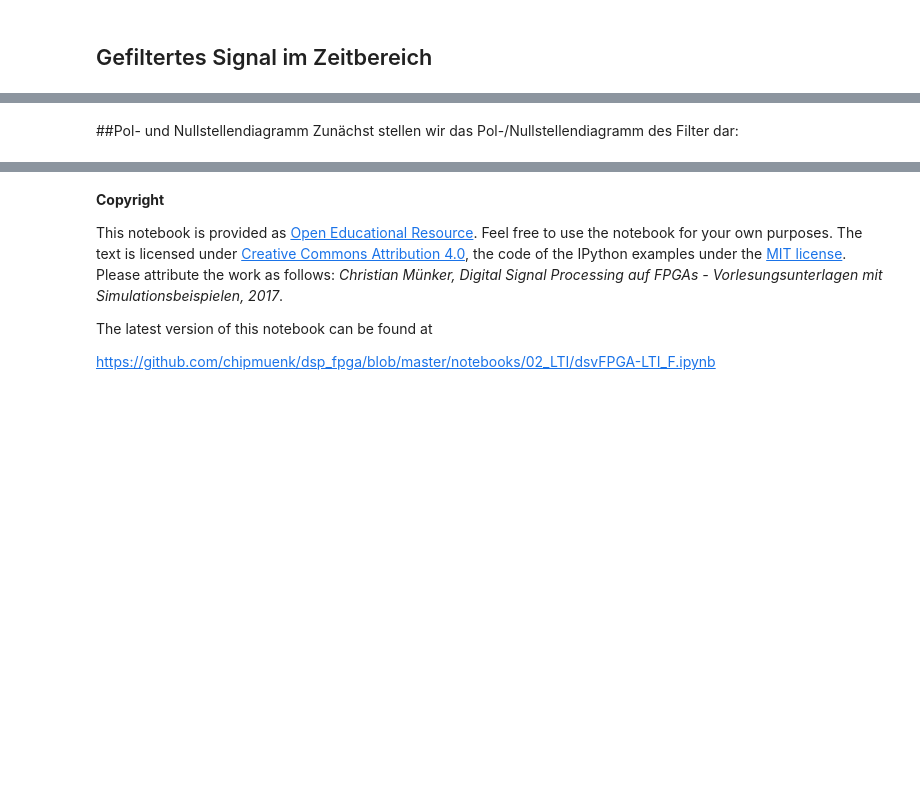
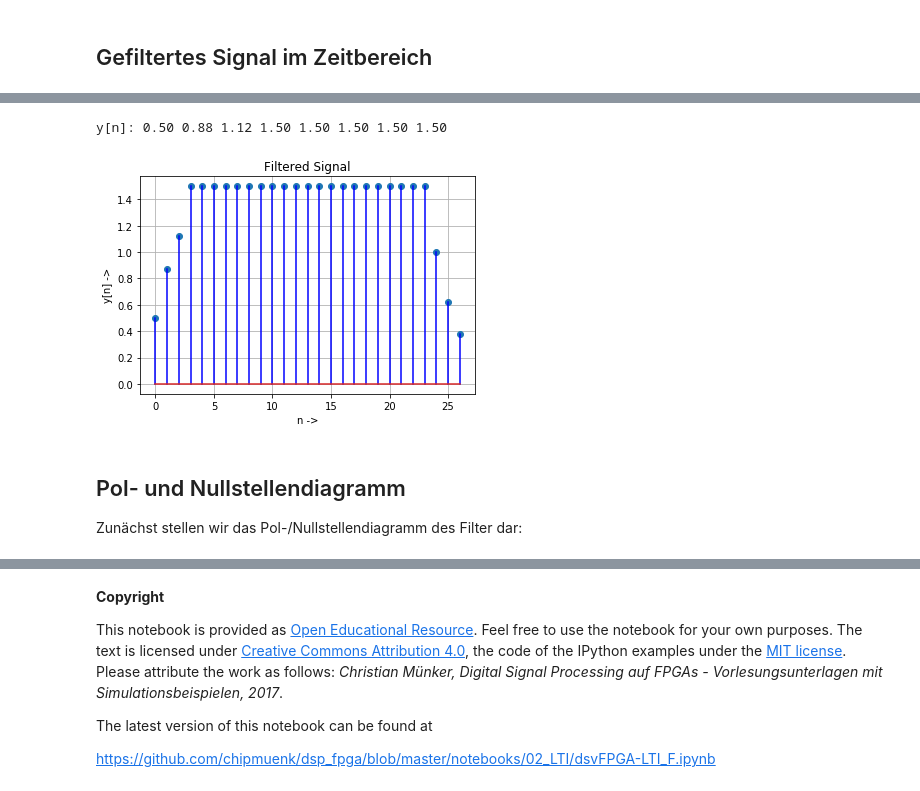
Before and after one commit to chipmuenk/dsp, a Jupyter notebook: notebooks/02_LTF/dsvFPGA-LTI_F.ipynb, the cells around one changed output, grey strips where cells are left out. Cells and saved outputs as stored; diff of their text form; code cells hidden in the pictures; blank space fills up the shorter version.

```diff
--- a/notebooks/02_LTF/dsvFPGA-LTI_F.ipynb
+++ b/notebooks/02_LTF/dsvFPGA-LTI_F.ipynb
@@ -78,14 +102,17 @@ plt.title('Impulse Response h[n]');
 # %%
-plt.figure(); grid(True)
-yn = convolve(xn,h)/4. # convolve & scale
+figure(); grid(True)
+yn = np.convolve(xn,h)/4. # convolve & scale
 print('\ny[n]:', end="")
 for i in range(8): print('{0:5.2f}'.format(yn[i]),
                end="")
-plt.stem(range(len(yn)), yn, 'b') # y[n]
-plt.xlabel('n ->'); plt.ylabel('y[n] ->')
-plt.title('Filtered Signal')
+stem(range(len(yn)), yn, 'b') # y[n]
+xlabel('n ->'); ylabel('y[n] ->');
+title('Filtered Signal');
+# %% [output]
+y[n]: 0.50 0.88 1.12 1.50 1.50 1.50 1.50 1.50
+[figure, added]
 # %% [markdown]
-##Pol- und Nullstellendiagramm
+## Pol- und Nullstellendiagramm
 Zunächst stellen wir das Pol-/Nullstellendiagramm des Filter dar:
 # %%
 # ----- P/Z-Plot -----
```
Also changed, not shown: parts of 9 cells of this notebook, 5 other files.
